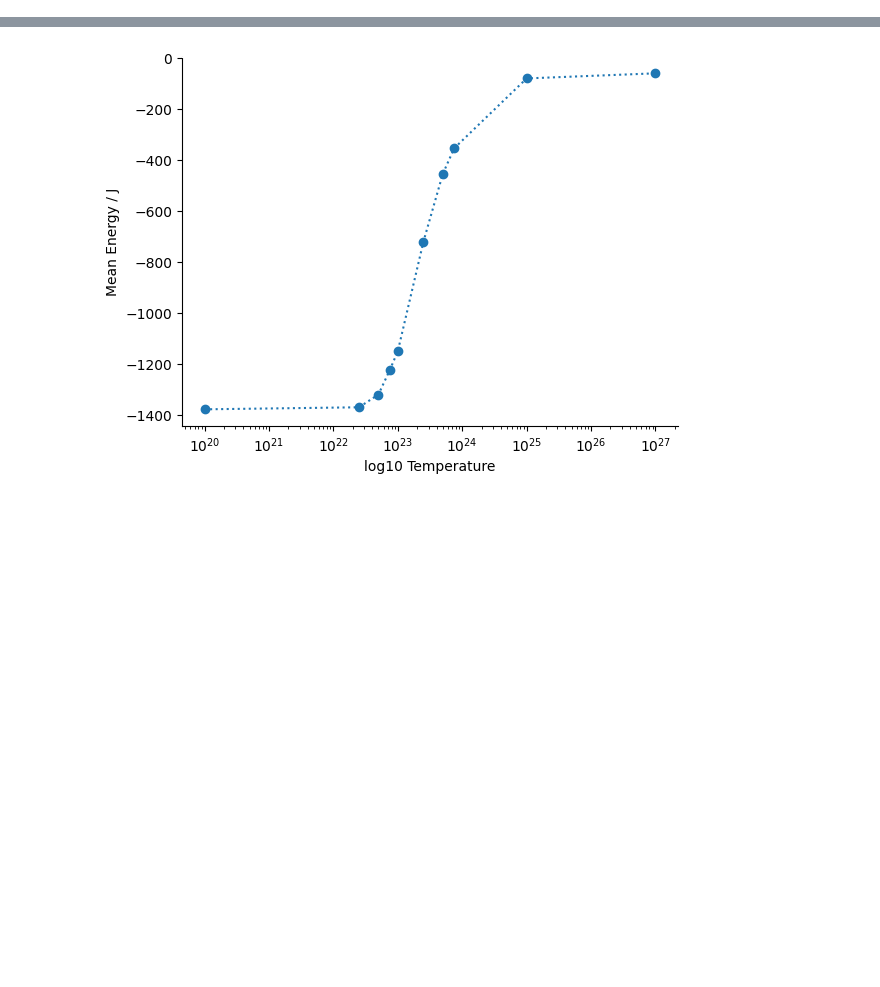
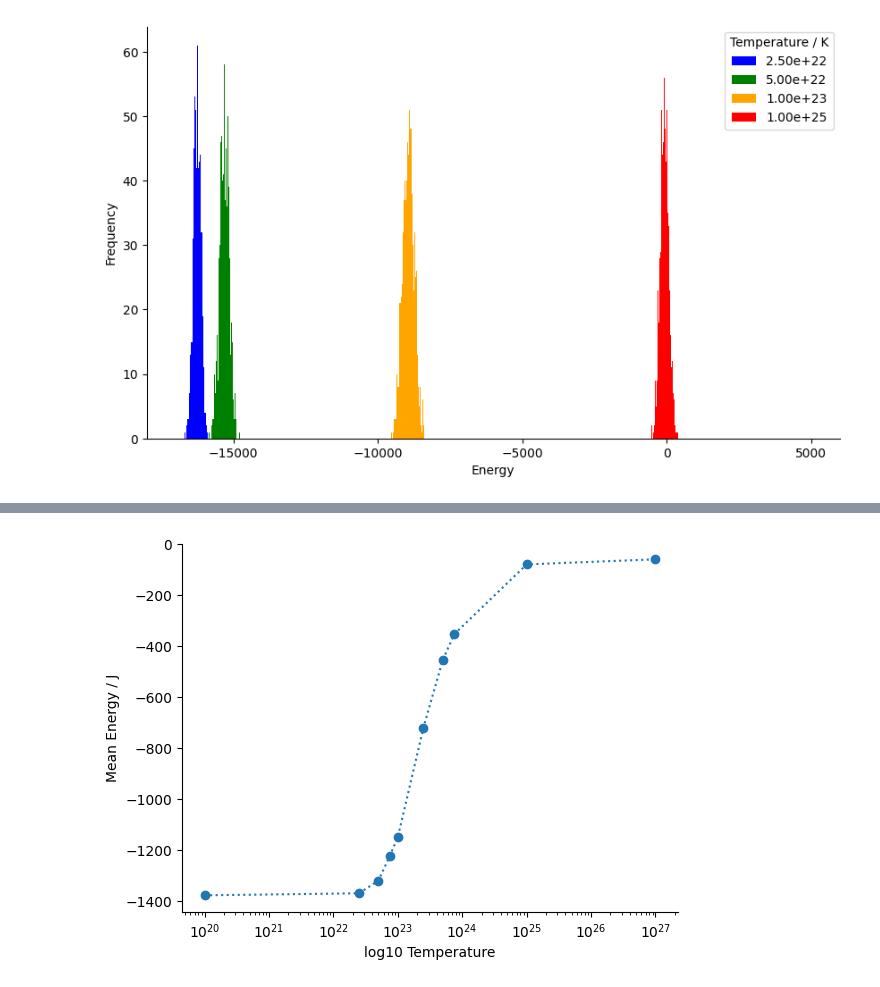
Before and after one commit to Iddmeister/IsingModel, a Jupyter notebook: visual.ipynb, the cells around one changed output, grey strips where cells are left out. Saved outputs shown, nothing was run; the diff lists cells and outputs as text; code cells hidden in the pictures; blank space fills up the shorter version.

Commit message:
Added plots

```diff
--- a/visual.ipynb
+++ b/visual.ipynb
@@ -55,3 +55,30 @@ plotEnergyHist(1e27)
 [figure]
 [figure]
 [figure]
+# %%
+fig, ax = plt.subplots(figsize=(10, 6))
+
+#Plotting multiple distributions on one graph
+#Lists to hold temperatures to be plotted and their associated colour
+temperatures = [2.5e22, 5e22, 1e23, 1e25]
+bins = [20, 30, 50, 50]
+colors = ["blue", "green", "orange", "red"]
+
+#Loop through temperatures
+for t in range(len(temperatures)):
+
+    temperature = temperatures[t]
+    df = data[temperature]
+    #Plot histogram with associated colour
+    ax.hist(df["energy"], bins=50, label=f"%s" % "{:.2e}".format(temperature), color=colors[t])
+
+ax.set_xlim(-18000, 6000)
+ax.spines['top'].set_color('#FFFFFF')
+ax.spines['right'].set_color('#FFFFFF')
+ax.legend(title="Temperature / K", loc="upper right")
+ax.set_ylabel("Frequency")
+ax.set_xlabel("Energy")
+
+fig.savefig("Energy_Histogram_Multiple_Temps_2D.png")
+# %% [output]
+[figure, added]
```
Also changed, not shown: parts of 3 cells of this notebook, 4 other files.
